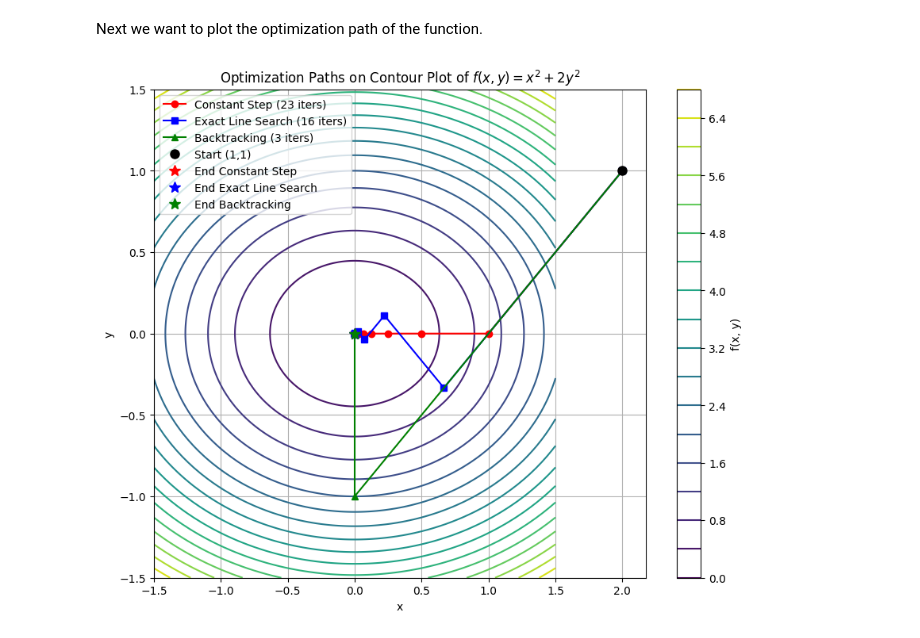
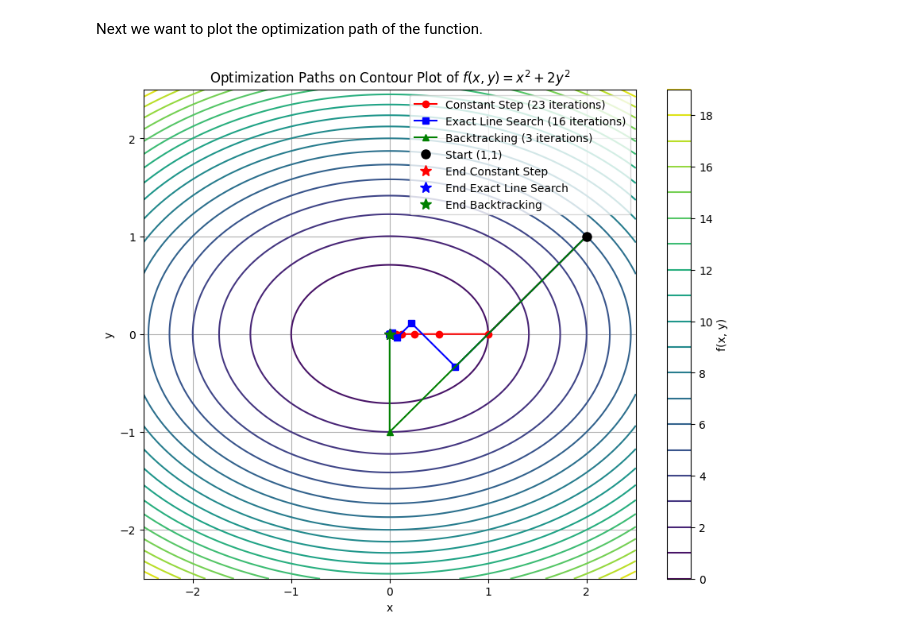
Before and after one commit to maxmartin40/MATH-5770-Code, a Jupyter notebook: 2D_minimization_problem.ipynb, the cells around one changed output. Saved outputs shown, nothing was run; the diff lists cells and outputs as text; code cells hidden in the pictures.

Commit message:
edit graph

```diff
--- a/2D_minimization_problem.ipynb
+++ b/2D_minimization_problem.ipynb
@@ -159,33 +159,33 @@ Next we want to plot the optimization path of the function.
 # %%
 plt.figure(figsize=(10, 8))
 
 # Create a meshgrid for the contour plot
-x_vals = np.linspace(-1.5, 1.5, 400)
-y_vals = np.linspace(-1.5, 1.5, 400)
+x_vals = np.linspace(-2.5, 2.5, 400)
+y_vals = np.linspace(-2.5, 2.5, 400)
 X, Y = np.meshgrid(x_vals, y_vals)
 Z = X**2 + 2 * Y**2
 
 # Plot the contour lines
 plt.contour(X, Y, Z, levels=20, cmap='viridis')
 plt.colorbar(label='f(x, y)')
 
 # Plot the optimization paths
-plt.plot(path_const[:, 0], path_const[:, 1], 'o-', color='red', label=f'Constant Step ({iters_const} iters)')
-plt.plot(path_exact[:, 0], path_exact[:, 1], 's-', color='blue', label=f'Exact Line Search ({iters_exact} iters)')
-plt.plot(path_backtracking[:, 0], path_backtracking[:, 1], '^-', color='green', label=f'Backtracking ({iters_backtracking} iters)')
+plt.plot(path_const[:, 0], path_const[:, 1], 'o-', color='red', label=f'Constant Step ({iters_const} iterations)')
+plt.plot(path_exact[:, 0], path_exact[:, 1], 's-', color='blue', label=f'Exact Line Search ({iters_exact} iterations)')
+plt.plot(path_backtracking[:, 0], path_backtracking[:, 1], '^-', color='green', label=f'Backtracking ({iters_backtracking} iterations)')
 
 # Mark the starting point and the converged points
 plt.plot(x0[0], x0[1], 'o', markersize=8, color='black', label='Start (1,1)')
 plt.plot(x_const[0], x_const[1], '*', markersize=10, color='red', label='End Constant Step')
 plt.plot(x_exact[0], x_exact[1], '*', markersize=10, color='blue', label='End Exact Line Search')
 plt.plot(x_backtracking[0], x_backtracking[1], '*', markersize=10, color='green', label='End Backtracking')
 
 # Add labels, title, and legend
 plt.xlabel('x')
 plt.ylabel('y')
 plt.title('Optimization Paths on Contour Plot of $f(x, y) = x^2 + 2y^2$')
 plt.legend()
 plt.grid(True)
 plt.show()
 # %% [output]
-[figure, old version]
+[figure, new version]
```
